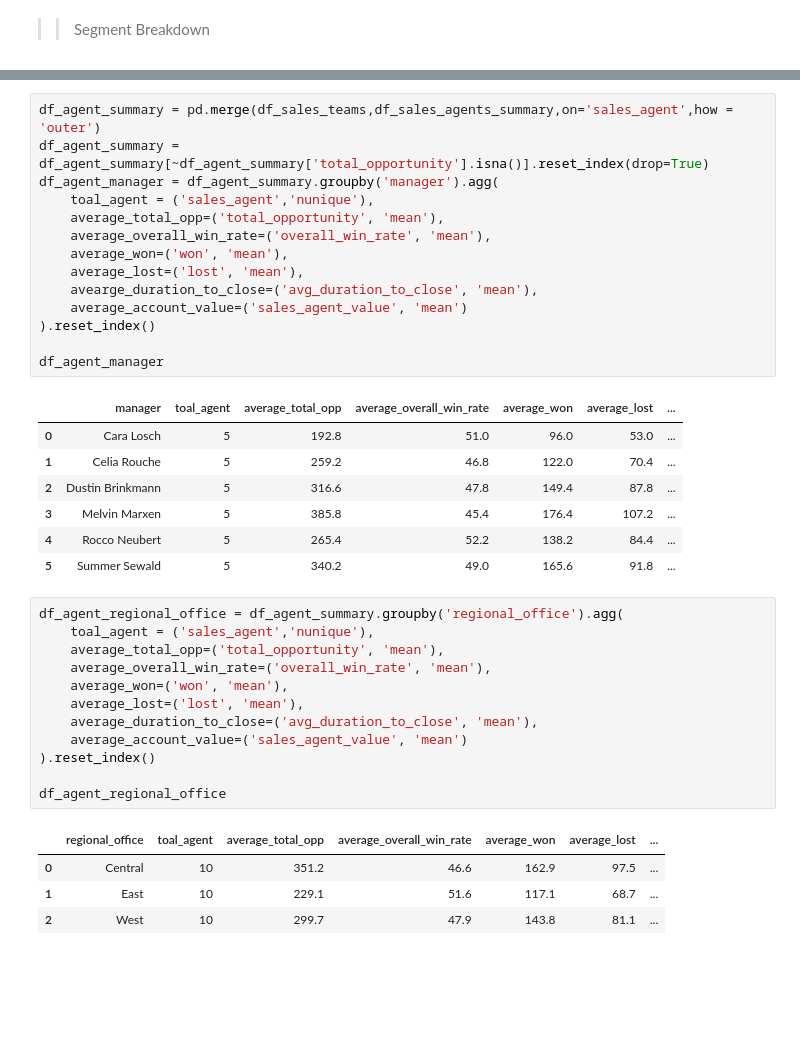
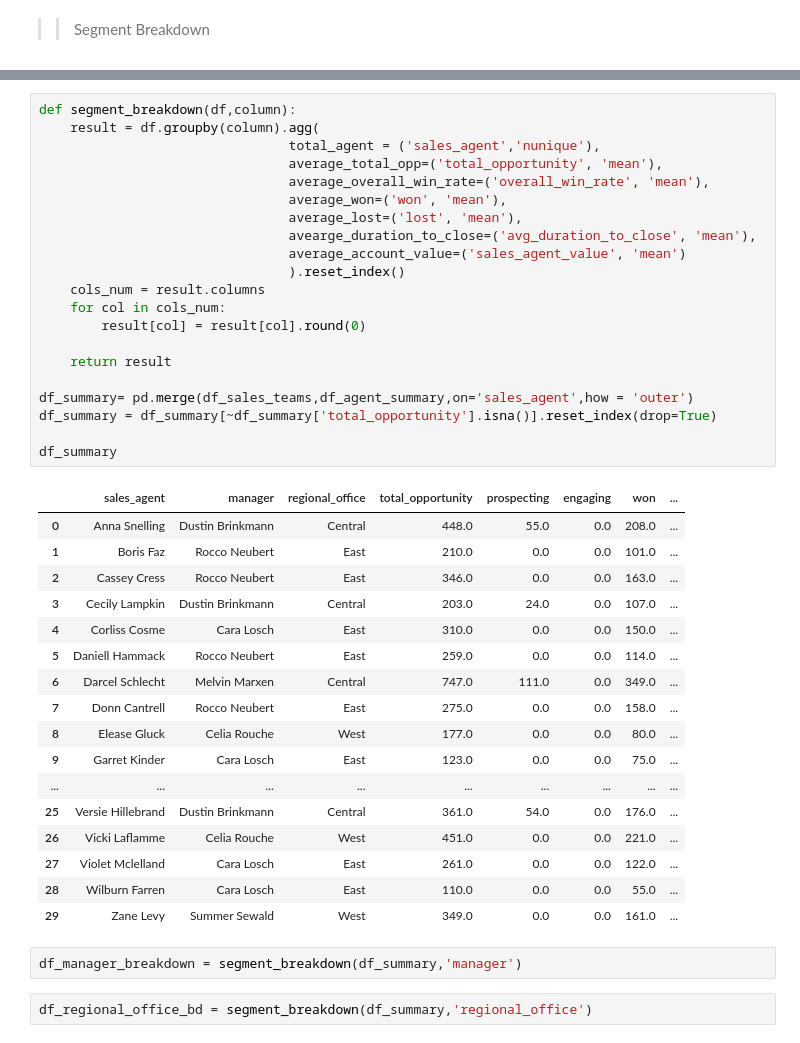
Before and after one commit to hlmtssilvia/B2B_Hardware_Sales_Performance_Analysis, a Jupyter notebook: agents_performance.ipynb, the cells around one changed output, grey strips where cells are left out. Saved outputs shown, nothing was run; the diff lists cells and outputs as text; blank space fills up the shorter version.

Commit message:
Update Account,Agent,Opportunity Perfromance

```diff
--- a/agents_performance.ipynb
+++ b/agents_performance.ipynb
@@ -388,39 +420,43 @@ display(agent_x_account_summary )
+# %%
+def segment_breakdown(df,column):
+    result = df.groupby(column).agg(
+                                total_agent = ('sales_agent','nunique'),
+                                average_total_opp=('total_opportunity', 'mean'),
+                                average_overall_win_rate=('overall_win_rate', 'mean'),
+                                average_won=('won', 'mean'),
+                                average_lost=('lost', 'mean'),
+                                avearge_duration_to_close=('avg_duration_to_close', 'mean'),
+                                average_account_value=('sales_agent_value', 'mean')
+                                ).reset_index()
+    cols_num = result.columns
+    for col in cols_num:
+        result[col] = result[col].round(0)
+
+    return result
+
+df_summary= pd.merge(df_sales_teams,df_agent_summary,on='sales_agent',how = 'outer')
+df_summary = df_summary[~df_summary['total_opportunity'].isna()].reset_index(drop=True)
+
+df_summary
+# %% [output]
+|  | sales_agent | manager | regional_office | total_opportunity | prospecting | engaging | won | ... |
+| 0 | Anna Snelling | Dustin Brinkmann | Central | 448.0 | 55.0 | 0.0 | 208.0 | ... |
+| 1 | Boris Faz | Rocco Neubert | East | 210.0 | 0.0 | 0.0 | 101.0 | ... |
+| 2 | Cassey Cress | Rocco Neubert | East | 346.0 | 0.0 | 0.0 | 163.0 | ... |
+| 3 | Cecily Lampkin | Dustin Brinkmann | Central | 203.0 | 24.0 | 0.0 | 107.0 | ... |
+| 4 | Corliss Cosme | Cara Losch | East | 310.0 | 0.0 | 0.0 | 150.0 | ... |
+| 5 | Daniell Hammack | Rocco Neubert | East | 259.0 | 0.0 | 0.0 | 114.0 | ... |
+| 6 | Darcel Schlecht | Melvin Marxen | Central | 747.0 | 111.0 | 0.0 | 349.0 | ... |
+| 7 | Donn Cantrell | Rocco Neubert | East | 275.0 | 0.0 | 0.0 | 158.0 | ... |
+| 8 | Elease Gluck | Celia Rouche | West | 177.0 | 0.0 | 0.0 | 80.0 | ... |
+| 9 | Garret Kinder | Cara Losch | East | 123.0 | 0.0 | 0.0 | 75.0 | ... |
+| ... | ... | ... | ... | ... | ... | ... | ... | ... |
+| 25 | Versie Hillebrand | Dustin Brinkmann | Central | 361.0 | 54.0 | 0.0 | 176.0 | ... |
+| 26 | Vicki Laflamme | Celia Rouche | West | 451.0 | 0.0 | 0.0 | 221.0 | ... |
+| 27 | Violet Mclelland | Cara Losch | East | 261.0 | 0.0 | 0.0 | 122.0 | ... |
+| 28 | Wilburn Farren | Cara Losch | East | 110.0 | 0.0 | 0.0 | 55.0 | ... |
+| 29 | Zane Levy | Summer Sewald | West | 349.0 | 0.0 | 0.0 | 161.0 | ... |
 # %%
-df_agent_summary = pd.merge(df_sales_teams,df_sales_agents_summary,on='sales_agent',how = 'outer')
-df_agent_summary = df_agent_summary[~df_agent_summary['total_opportunity'].isna()].reset_index(drop=True)
-df_agent_manager = df_agent_summary.groupby('manager').agg(
-    toal_agent = ('sales_agent','nunique'),
-    average_total_opp=('total_opportunity', 'mean'),
-    average_overall_win_rate=('overall_win_rate', 'mean'),
-    average_won=('won', 'mean'),
-    average_lost=('lost', 'mean'),
-    avearge_duration_to_close=('avg_duration_to_close', 'mean'),
-    average_account_value=('sales_agent_value', 'mean')
-).reset_index()
-
-df_agent_manager
+df_manager_breakdown = segment_breakdown(df_summary,'manager')
-# %% [output]
-|  | manager | toal_agent | average_total_opp | average_overall_win_rate | average_won | average_lost | ... |
-| 0 | Cara Losch | 5 | 192.8 | 51.0 | 96.0 | 53.0 | ... |
-| 1 | Celia Rouche | 5 | 259.2 | 46.8 | 122.0 | 70.4 | ... |
-| 2 | Dustin Brinkmann | 5 | 316.6 | 47.8 | 149.4 | 87.8 | ... |
-| 3 | Melvin Marxen | 5 | 385.8 | 45.4 | 176.4 | 107.2 | ... |
-| 4 | Rocco Neubert | 5 | 265.4 | 52.2 | 138.2 | 84.4 | ... |
-| 5 | Summer Sewald | 5 | 340.2 | 49.0 | 165.6 | 91.8 | ... |
 # %%
-df_agent_regional_office = df_agent_summary.groupby('regional_office').agg(
-    toal_agent = ('sales_agent','nunique'),
-    average_total_opp=('total_opportunity', 'mean'),
-    average_overall_win_rate=('overall_win_rate', 'mean'),
-    average_won=('won', 'mean'),
-    average_lost=('lost', 'mean'),
-    average_duration_to_close=('avg_duration_to_close', 'mean'),
-    average_account_value=('sales_agent_value', 'mean')
-).reset_index()
-
-df_agent_regional_office
+df_regional_office_bd = segment_breakdown(df_summary,'regional_office')
-# %% [output]
-|  | regional_office | toal_agent | average_total_opp | average_overall_win_rate | average_won | average_lost | ... |
-| 0 | Central | 10 | 351.2 | 46.6 | 162.9 | 97.5 | ... |
-| 1 | East | 10 | 229.1 | 51.6 | 117.1 | 68.7 | ... |
-| 2 | West | 10 | 299.7 | 47.9 | 143.8 | 81.1 | ... |
```
Also changed, not shown: parts of 4 cells of this notebook, 2 other files.
